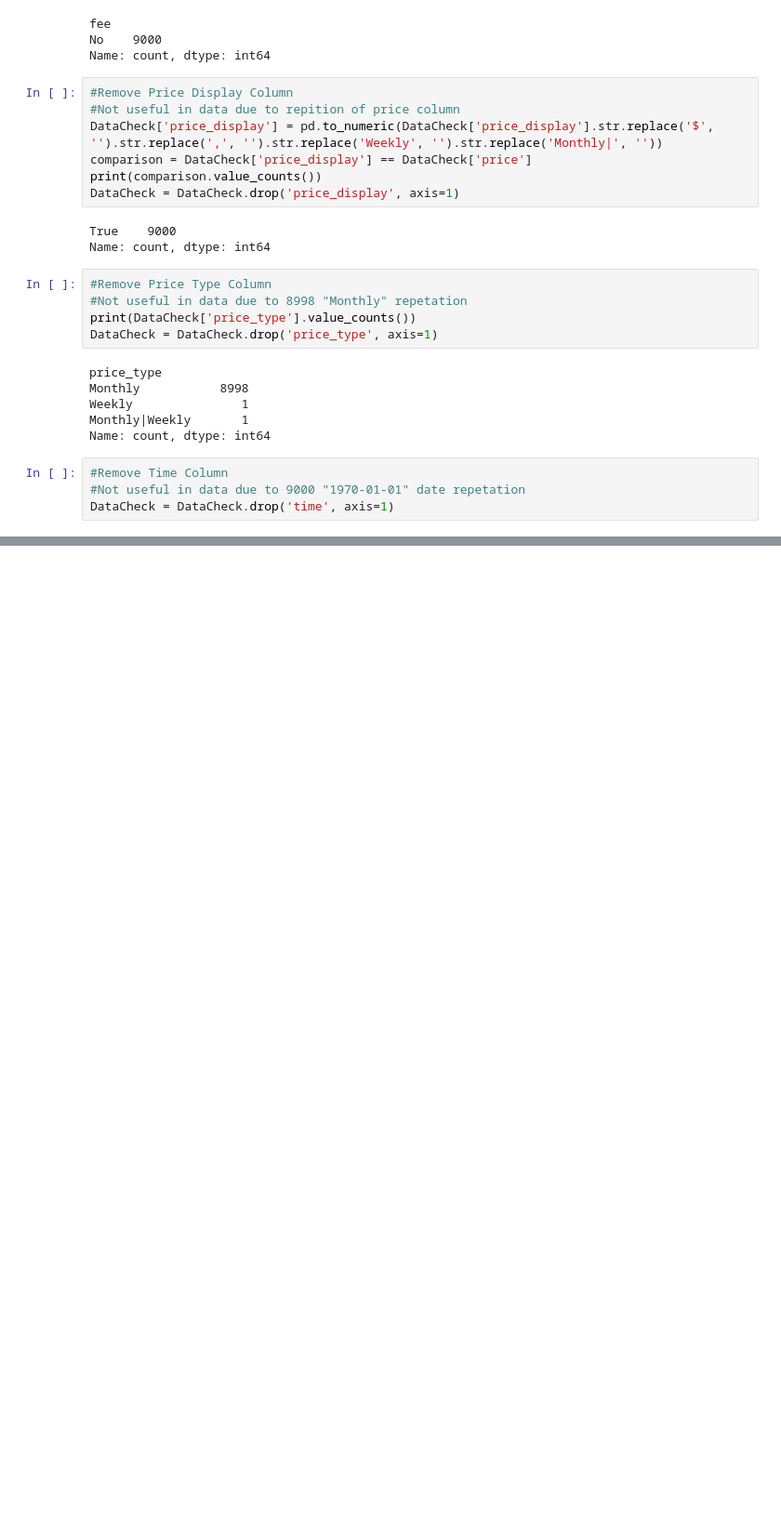
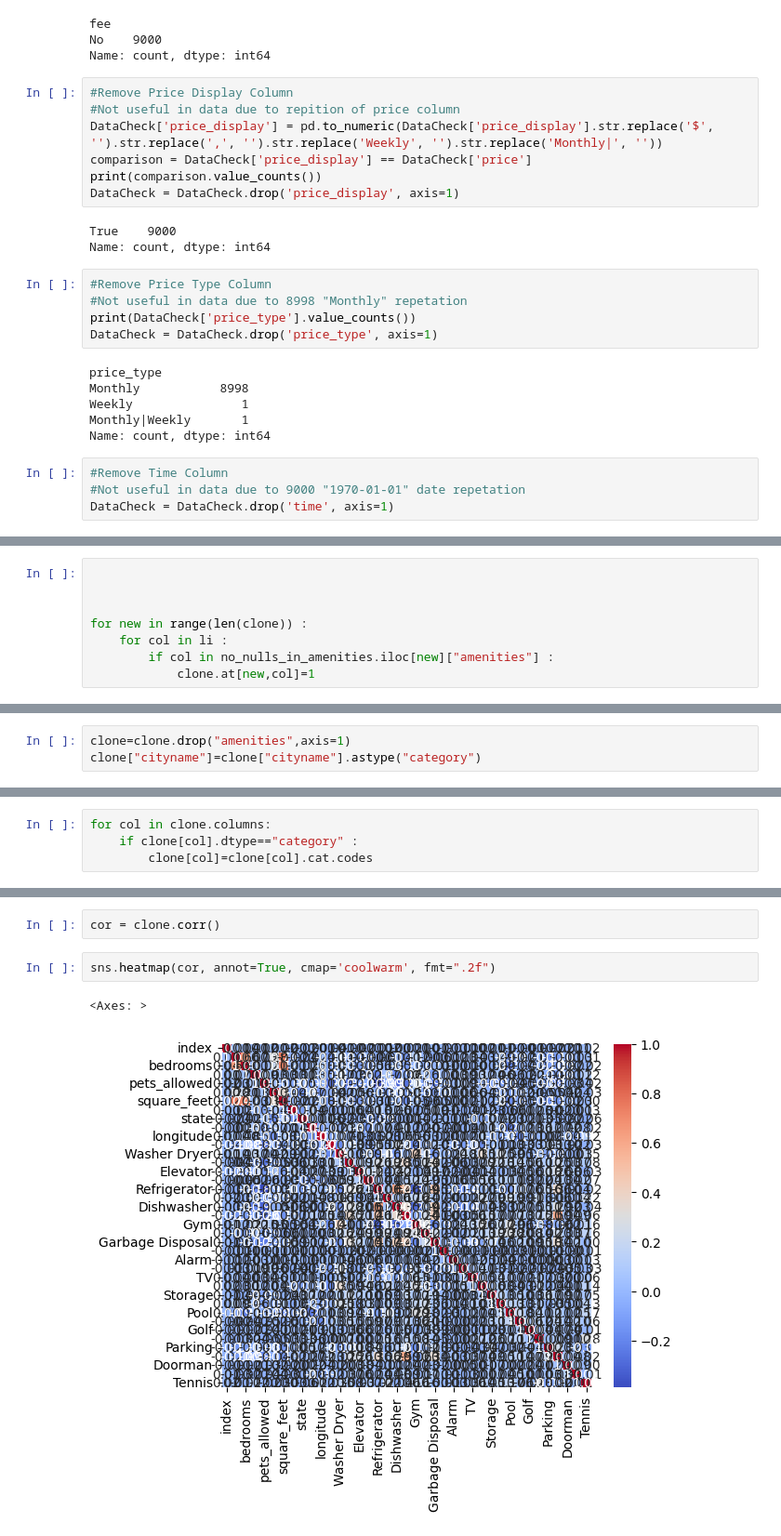
Before and after one commit to MoazZekry/ApartmentRentPrediction, a Jupyter notebook: ApartmentRentPredictionPr.ipynb, the cells around one changed output, grey strips where cells are left out. Shown at 93% size. Cells and saved outputs as stored; diff of their text form; blank space fills up the shorter version.

```diff
--- a/ApartmentRentPredictionPr.ipynb
+++ b/ApartmentRentPredictionPr.ipynb
@@ -256,0 +381,8 @@ memory usage: 802.9+ KB
+# %%
+
+
+
+for new in range(len(clone)) :
+    for col in li :
+        if col in no_nulls_in_amenities.iloc[new]["amenities"] :
+            clone.at[new,col]=1
@@ -256,0 +412,3 @@ memory usage: 802.9+ KB
+# %%
+clone=clone.drop("amenities",axis=1)
+clone["cityname"]=clone["cityname"].astype("category")
@@ -256,0 +435,4 @@ memory usage: 802.9+ KB
+# %%
+for col in clone.columns:
+    if clone[col].dtype=="category" :
+        clone[col]=clone[col].cat.codes
@@ -256,0 +455,7 @@ memory usage: 802.9+ KB
+# %%
+cor = clone.corr()
+# %%
+sns.heatmap(cor, annot=True, cmap='coolwarm', fmt=".2f")
+# %% [output]
+<Axes: >
+[figure, added]
```
Also changed, not shown: parts of 30 cells of this notebook.
